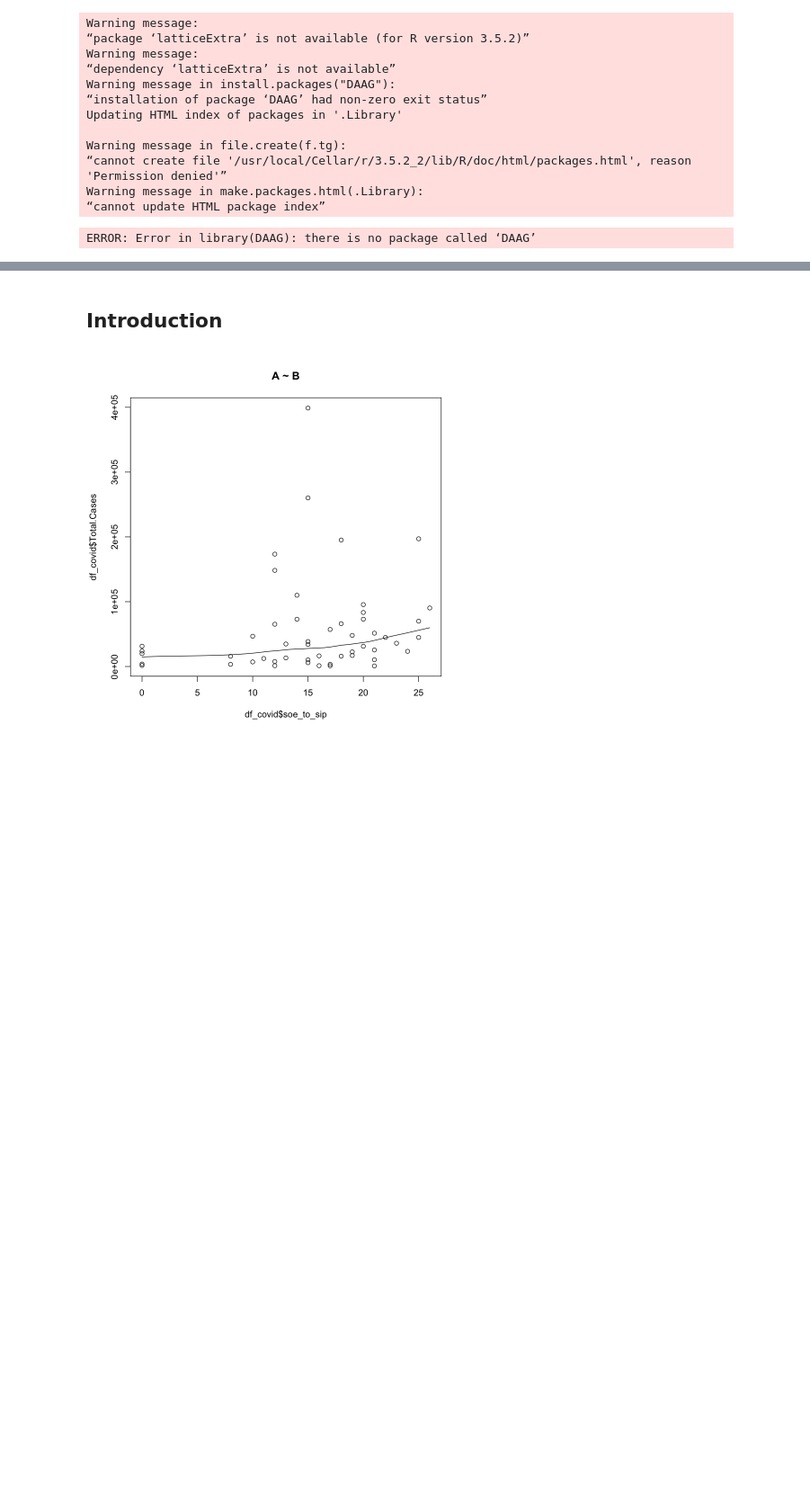
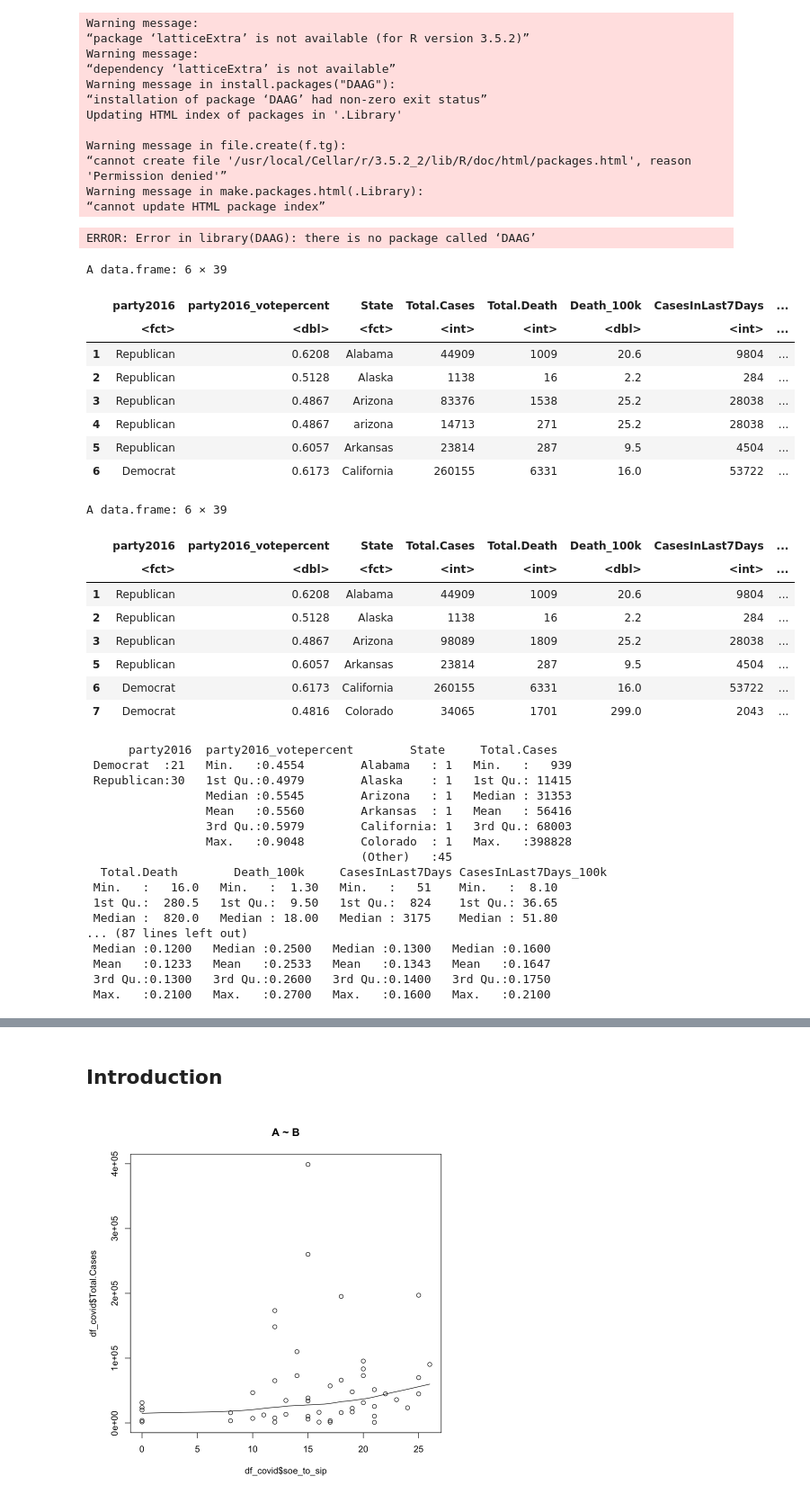
Before and after one commit to mfan86/mids-w203, a Jupyter notebook: lab3/draft_lab3_covid.ipynb, the cells around one changed output, grey strips where cells are left out. Shown at 90% size. Saved outputs shown, nothing was run; the diff lists cells and outputs as text; code cells hidden in the pictures; blank space fills up the shorter version.

Commit message:
combine arizona and Arizona rows

```diff
--- a/lab3/draft_lab3_covid.ipynb
+++ b/lab3/draft_lab3_covid.ipynb
@@ -82,0 +77,58 @@ str(df_covid)
+# %%
+df_covid = read.csv("covid-19_dist0720_enriched.csv")
+
+#head(df_covid)
+
+#combine Arizona & arizona data
+for (i in 4:ncol(df_covid)){
+    a_val = df_covid[c(3), i]
+    b_val = df_covid[c(4), i]
+    if (a_val != b_val){
+        #print(i)
+        #combine when values differ such as Total cases, death, etc.
+         df_covid[c(3), i] = df_covid[c(3), i] + df_covid[c(4), i]
+    }
+}
+
+#remove extra arizona row
+df_covid <- df_covid[-c(4), ]
+
+head(df_covid)
+summary(df_covid)
+str(df_covid)
+# %% [output]
+A data.frame: 6 × 39
+|  | party2016 | party2016_votepercent | State | Total.Cases | Total.Death | Death_100k | CasesInLast7Days | ... |
+|  | <fct> | <dbl> | <fct> | <int> | <int> | <dbl> | <int> | ... |
+| 1 | Republican | 0.6208 | Alabama | 44909 | 1009 | 20.6 | 9804 | ... |
+| 2 | Republican | 0.5128 | Alaska | 1138 | 16 | 2.2 | 284 | ... |
+| 3 | Republican | 0.4867 | Arizona | 83376 | 1538 | 25.2 | 28038 | ... |
+| 4 | Republican | 0.4867 | arizona | 14713 | 271 | 25.2 | 28038 | ... |
+| 5 | Republican | 0.6057 | Arkansas | 23814 | 287 | 9.5 | 4504 | ... |
+| 6 | Democrat | 0.6173 | California | 260155 | 6331 | 16.0 | 53722 | ... |
+A data.frame: 6 × 39
+|  | party2016 | party2016_votepercent | State | Total.Cases | Total.Death | Death_100k | CasesInLast7Days | ... |
+|  | <fct> | <dbl> | <fct> | <int> | <int> | <dbl> | <int> | ... |
+| 1 | Republican | 0.6208 | Alabama | 44909 | 1009 | 20.6 | 9804 | ... |
+| 2 | Republican | 0.5128 | Alaska | 1138 | 16 | 2.2 | 284 | ... |
+| 3 | Republican | 0.4867 | Arizona | 98089 | 1809 | 25.2 | 28038 | ... |
+| 5 | Republican | 0.6057 | Arkansas | 23814 | 287 | 9.5 | 4504 | ... |
+| 6 | Democrat | 0.6173 | California | 260155 | 6331 | 16.0 | 53722 | ... |
+| 7 | Democrat | 0.4816 | Colorado | 34065 | 1701 | 299.0 | 2043 | ... |
+      party2016  party2016_votepercent        State     Total.Cases
+ Democrat  :21   Min.   :0.4554        Alabama   : 1   Min.   :   939
+ Republican:30   1st Qu.:0.4979        Alaska    : 1   1st Qu.: 11415
+                 Median :0.5545        Arizona   : 1   Median : 31353
+                 Mean   :0.5560        Arkansas  : 1   Mean   : 56416
+                 3rd Qu.:0.5979        California: 1   3rd Qu.: 68003
+                 Max.   :0.9048        Colorado  : 1   Max.   :398828
+                                       (Other)   :45
+  Total.Death        Death_100k     CasesInLast7Days CasesInLast7Days_100k
+ Min.   :   16.0   Min.   :  1.30   Min.   :   51    Min.   :  8.10
+ 1st Qu.:  280.5   1st Qu.:  9.50   1st Qu.:  824    1st Qu.: 36.65
+ Median :  820.0   Median : 18.00   Median : 3175    Median : 51.80
+... (87 lines left out)
+ Median :0.1200   Median :0.2500   Median :0.1300   Median :0.1600
+ Mean   :0.1233   Mean   :0.2533   Mean   :0.1343   Mean   :0.1647
+ 3rd Qu.:0.1300   3rd Qu.:0.2600   3rd Qu.:0.1400   3rd Qu.:0.1750
+ Max.   :0.2100   Max.   :0.2700   Max.   :0.1600   Max.   :0.2100
```
Also changed, not shown: parts of 4 cells of this notebook.
